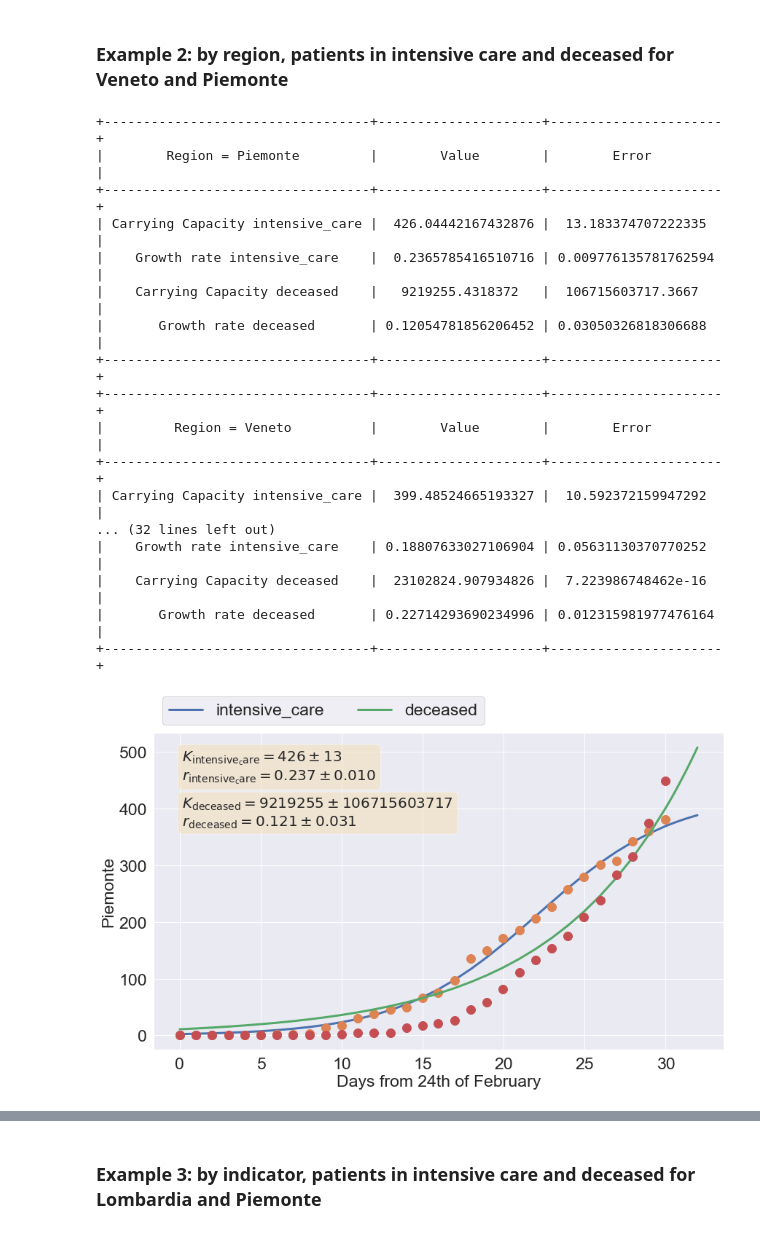
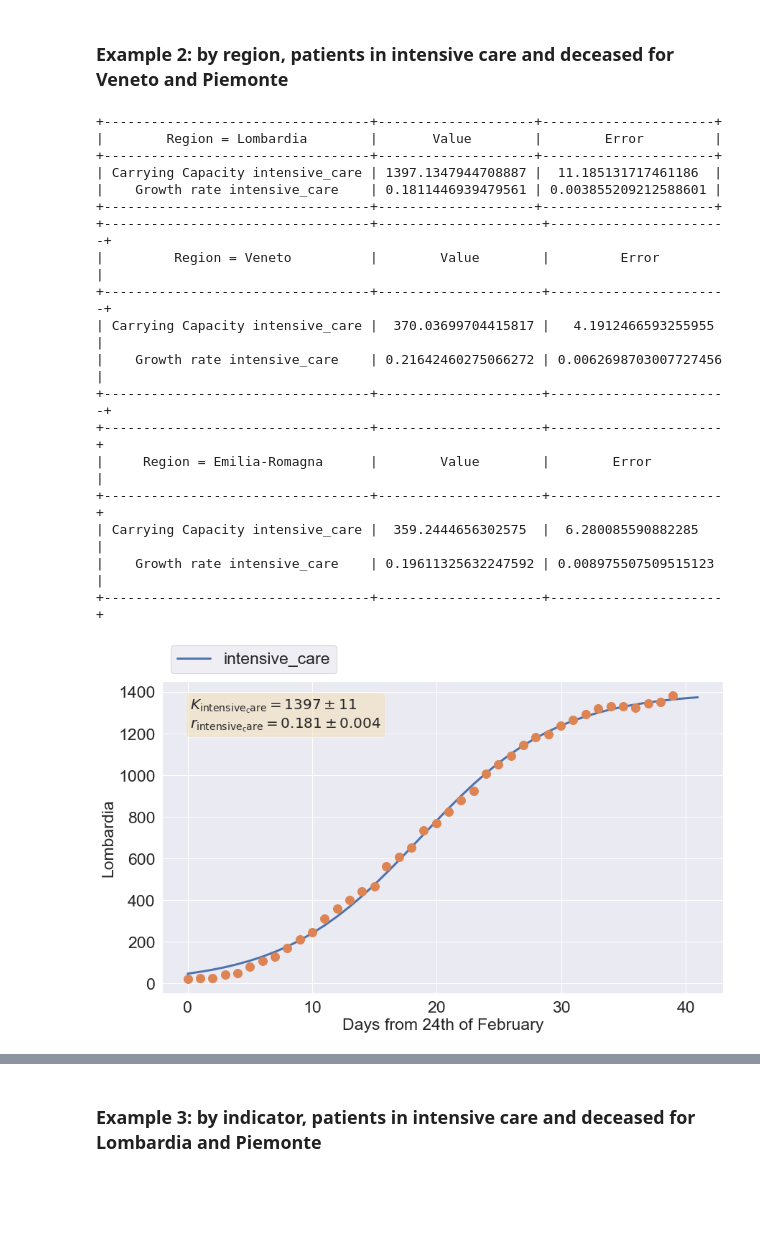
Before and after one commit to fabioanza/COVID19_Italy, a Jupyter notebook: COVID19_Italy_Plots.ipynb, the cells around one changed output, grey strips where cells are left out. Cells and saved outputs as stored; diff of their text form; code cells hidden in the pictures; blank space fills up the shorter version.

```diff
--- a/COVID19_Italy_Plots.ipynb
+++ b/COVID19_Italy_Plots.ipynb
@@ -38,7 +38,7 @@ covid19_ita['data']=pd.to_datetime(covid19_ita['data'],format="%Y-%m-%d %H:%M:%S
 covid19_ita=covid19_ita.drop(columns=['stato', 'lat','long','note_it','note_en'])
 
 #Translate header in English
-covid19_ita.columns = ['date', 'code_region', 'region', 'checked_in','intensive_care','total_admitted','home_isolation','currently_positive','new_positives','recovered','deceased','total_cases','swabs']
+covid19_ita.columns = ['date', 'code_region', 'region', 'checked_in','intensive_care','total_admitted','home_isolation','currently_positive','variation_tot_positive','new_positives','recovered','deceased','total_cases','swabs']
 
 #Seaborn setup for plots
 sns.set(rc={'figure.figsize':(11, 7)})
@@ -232,25 +225,26 @@ plot_fit_by_indicator(region_list,indicator_list,future_days=15,save_fig='Yes')
 # %% [markdown]
 ### Example 2: by region, patients in intensive care and deceased for Veneto and Piemonte
 # %%
-region_list=['Piemonte','Veneto','Toscana','Emilia Romagna','Sicilia','Campania']
-indicator_list=['intensive_care','deceased']
+region_list=['Lombardia','Veneto','Emilia-Romagna']
+indicator_list=['intensive_care']
 plot_fit_by_region(region_list,indicator_list,future_days=2,save_fig='Yes')
 # %% [output]
++----------------------------------+--------------------+----------------------+
+|        Region = Lombardia        |       Value        |        Error         |
++----------------------------------+--------------------+----------------------+
+| Carrying Capacity intensive_care | 1397.1347944708887 |  11.185131717461186  |
+|    Growth rate intensive_care    | 0.1811446939479561 | 0.003855209212588601 |
++----------------------------------+--------------------+----------------------+
++----------------------------------+---------------------+-----------------------+
+|         Region = Veneto          |        Value        |         Error         |
++----------------------------------+---------------------+-----------------------+
+| Carrying Capacity intensive_care |  370.03699704415817 |   4.1912466593255955  |
+|    Growth rate intensive_care    | 0.21642460275066272 | 0.0062698703007727456 |
++----------------------------------+---------------------+-----------------------+
 +----------------------------------+---------------------+----------------------+
-|        Region = Piemonte         |        Value        |        Error         |
+|     Region = Emilia-Romagna      |        Value        |        Error         |
 +----------------------------------+---------------------+----------------------+
-| Carrying Capacity intensive_care |  426.04442167432876 |  13.183374707222335  |
-|    Growth rate intensive_care    |  0.2365785416510716 | 0.009776135781762594 |
-|    Carrying Capacity deceased    |   9219255.4318372   |  106715603717.3667   |
-|       Growth rate deceased       | 0.12054781856206452 | 0.03050326818306688  |
+| Carrying Capacity intensive_care |  359.2444656302575  |  6.280085590882285   |
+|    Growth rate intensive_care    | 0.19611325632247592 | 0.008975507509515123 |
 +----------------------------------+---------------------+----------------------+
-+----------------------------------+---------------------+----------------------+
-|         Region = Veneto          |        Value        |        Error         |
-+----------------------------------+---------------------+----------------------+
-| Carrying Capacity intensive_care |  399.48524665193327 |  10.592372159947292  |
-... (32 lines left out)
-|    Growth rate intensive_care    | 0.18807633027106904 | 0.05631130370770252  |
-|    Carrying Capacity deceased    |  23102824.907934826 |  7.223986748462e-16  |
-|       Growth rate deceased       | 0.22714293690234996 | 0.012315981977476164 |
-+----------------------------------+---------------------+----------------------+
-[figure, old version]
+[figure, new version]
```
Also changed, not shown: parts of 5 cells of this notebook, 1 other file.
